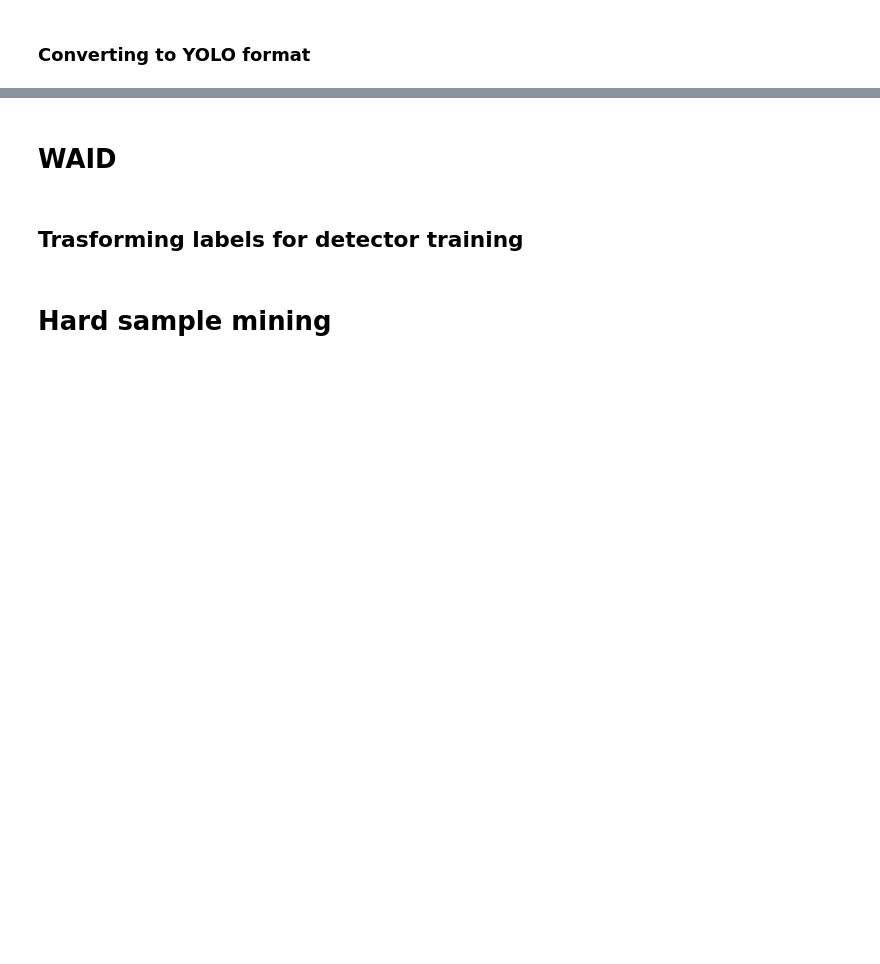
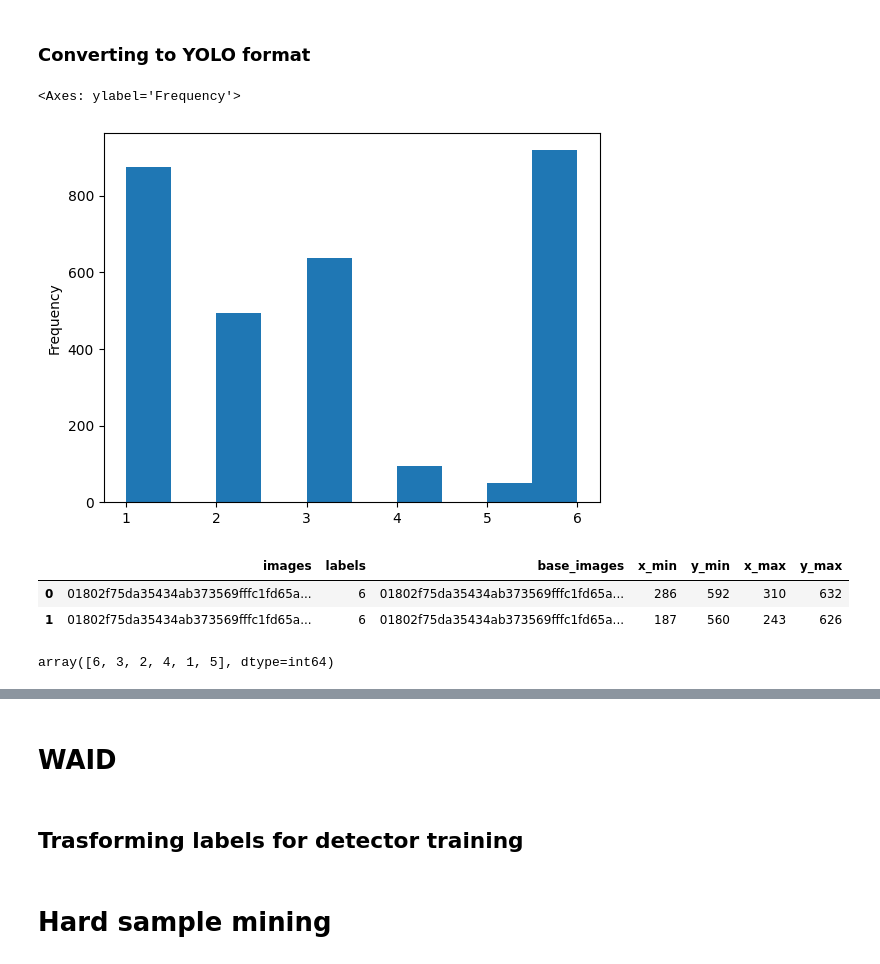
Before and after one commit to FadelMamar/datalabeling, a Jupyter notebook: notebooks/extra_datasets_creation.ipynb, the cells around one changed output, grey strips where cells are left out. Drawn from its saved outputs; the diff is of its cells as text; code cells hidden in the pictures; blank space fills up the shorter version.

```diff
--- a/notebooks/extra_datasets_creation.ipynb
+++ b/notebooks/extra_datasets_creation.ipynb
@@ -552,12 +556,29 @@ def save_df_as_yolo(df_annotation:pd.DataFrame,dest_path_labels:str,is_detector:
         txt_file = f'{Path(image_name).stem}.txt'
         df[cols].to_csv(os.path.join(dest_path_labels,txt_file),sep=' ',index=False,header=False)
 # %%
-split='train' # 'train' 'test', 'val
-root = Path(rf"D:\PhD\Data per camp\Extra training data\general_dataset\tiled_data\{split}_tiled")
+split='test' # 'train' 'test', 'val
+root = Path(rf"D:\general_dataset\tiled-data\{split}")
 path_to_csv = root/"gt.csv"
 path_images = root/'images'
 path_to_labels = root/'labels'
-detection_mode=True # save label for wildlife detection only
+detection_mode=False # save label for wildlife detection only
+# %%
+df_annotations = pd.read_csv(path_to_csv)
+# %%
+df_annotations['labels'].plot(kind='hist')
+# %% [output]
+<Axes: ylabel='Frequency'>
+[figure, added]
+# %%
+df_annotations.head(2)
+# %% [output]
+|  | images | labels | base_images | x_min | y_min | x_max | y_max |
+| 0 | 01802f75da35434ab373569fffc1fd65a... | 6 | 01802f75da35434ab373569fffc1fd65a... | 286 | 592 | 310 | 632 |
+| 1 | 01802f75da35434ab373569fffc1fd65a... | 6 | 01802f75da35434ab373569fffc1fd65a... | 187 | 560 | 243 | 626 |
+# %%
+df_annotations.labels.unique()
+# %% [output]
+array([6, 3, 2, 4, 1, 5], dtype=int64)
 # %%
 df_annotations = pd.read_csv(path_to_csv)
 # df_annotations.head(2)
```
Also changed, not shown: parts of 6 cells of this notebook.
